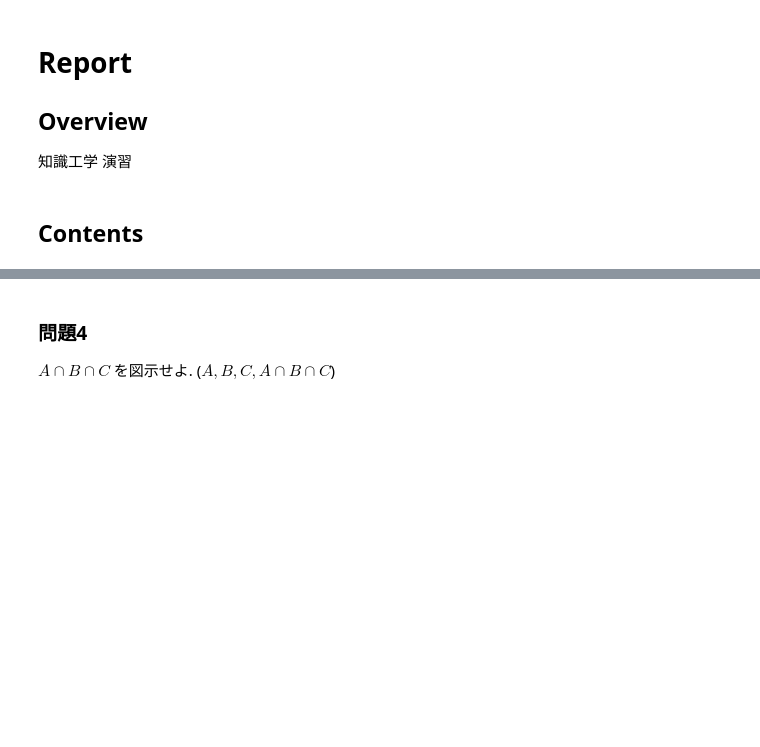
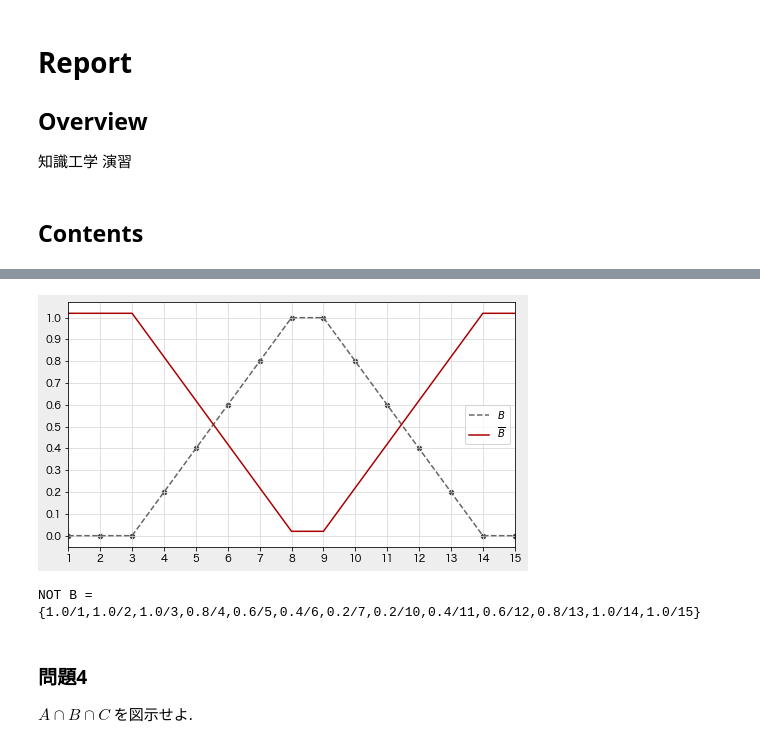
Before and after one commit to Enchan1207/Fuzzy, a Jupyter notebook: Report.ipynb, the cells around one changed output, grey strips where cells are left out. Cells and saved outputs as stored; diff of their text form; code cells hidden in the pictures; blank space fills up the shorter version.

```diff
--- a/Report.ipynb
+++ b/Report.ipynb
@@ -21,4 +67,16 @@ $\bar{B}$ を図示せよ. ($B, \bar{B}$)
+# %%
+NOT_B = B.inversed
+
+# 描画
+axes = helper.init_canvas((8, 4.5), (1, 1))
+helper.draw([B, NOT_B], axes[0], (1,))
+
+plt.show()
+print(NOT_B.formula_repr)
+# %% [output]
+[figure, added]
+NOT B = {1.0/1,1.0/2,1.0/3,0.8/4,0.6/5,0.4/6,0.2/7,0.2/10,0.4/11,0.6/12,0.8/13,1.0/14,1.0/15}
 # %% [markdown]
 ### 問題4
 
-$A \cap B \cap C$ を図示せよ. ($A, B, C, A \cap B \cap C$)
+$A \cap B \cap C$ を図示せよ.
```
Also changed, not shown: parts of 20 cells of this notebook.
